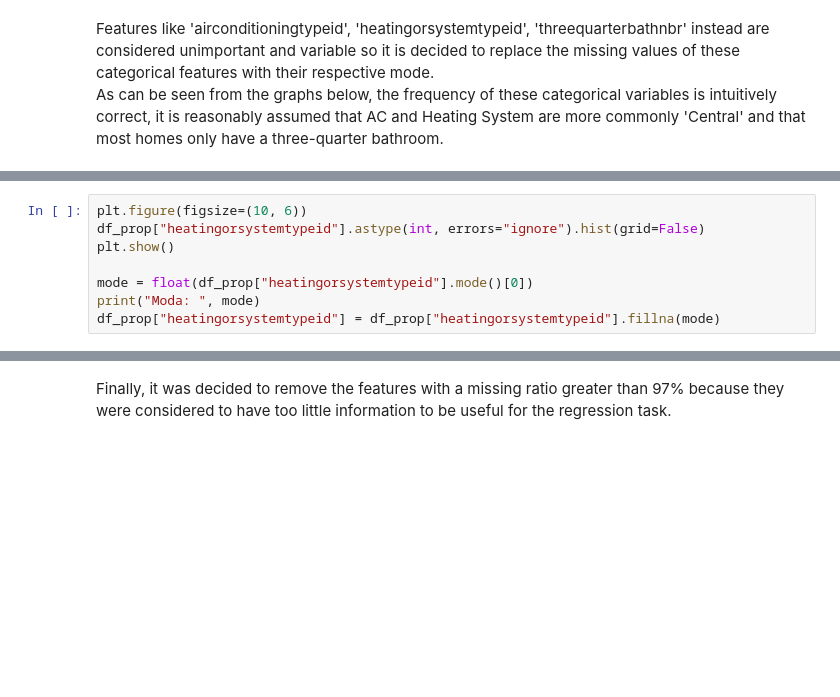
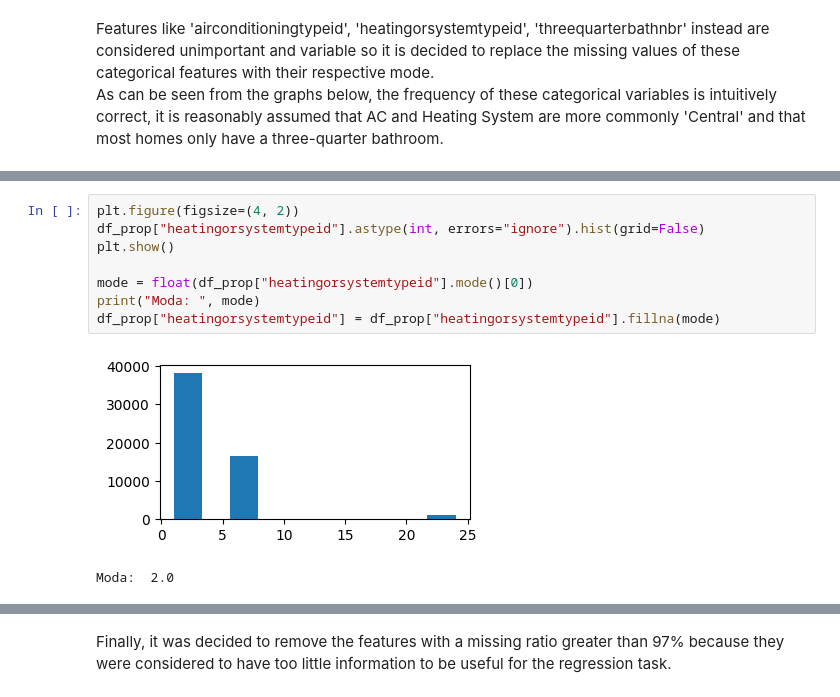
Before and after one commit to MrCosta57/zillow-prize-challenge, a Jupyter notebook: notebooks/analysis_en.ipynb, the cells around one changed output, grey strips where cells are left out. Saved outputs shown, nothing was run; the diff lists cells and outputs as text; blank space fills up the shorter version.

```diff
--- a/notebooks/analysis_en.ipynb
+++ b/notebooks/analysis_en.ipynb
@@ -282,9 +396,12 @@ df_prop["airconditioningtypeid"] = df_prop["airconditioningtypeid"].fillna(mode)
 # %%
-plt.figure(figsize=(10, 6))
+plt.figure(figsize=(4, 2))
 df_prop["heatingorsystemtypeid"].astype(int, errors="ignore").hist(grid=False)
 plt.show()
 
 mode = float(df_prop["heatingorsystemtypeid"].mode()[0])
 print("Moda: ", mode)
 df_prop["heatingorsystemtypeid"] = df_prop["heatingorsystemtypeid"].fillna(mode)
+# %% [output]
+[figure, added]
+Moda:  2.0
 # %%
```
Also changed, not shown: parts of 107 cells of this notebook, 13 other files.
